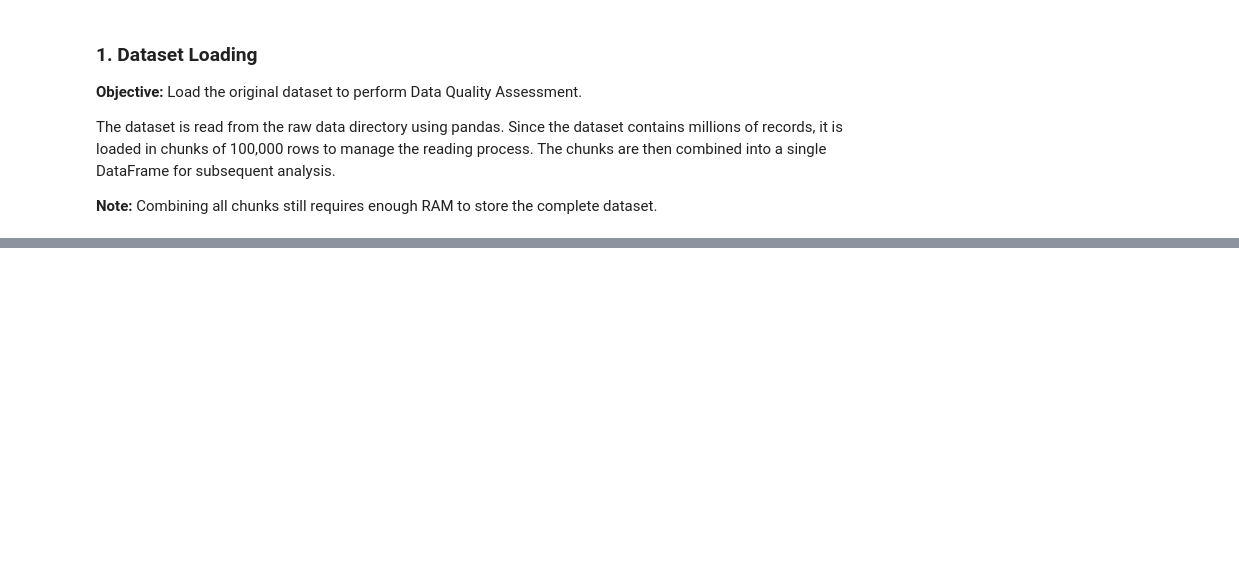
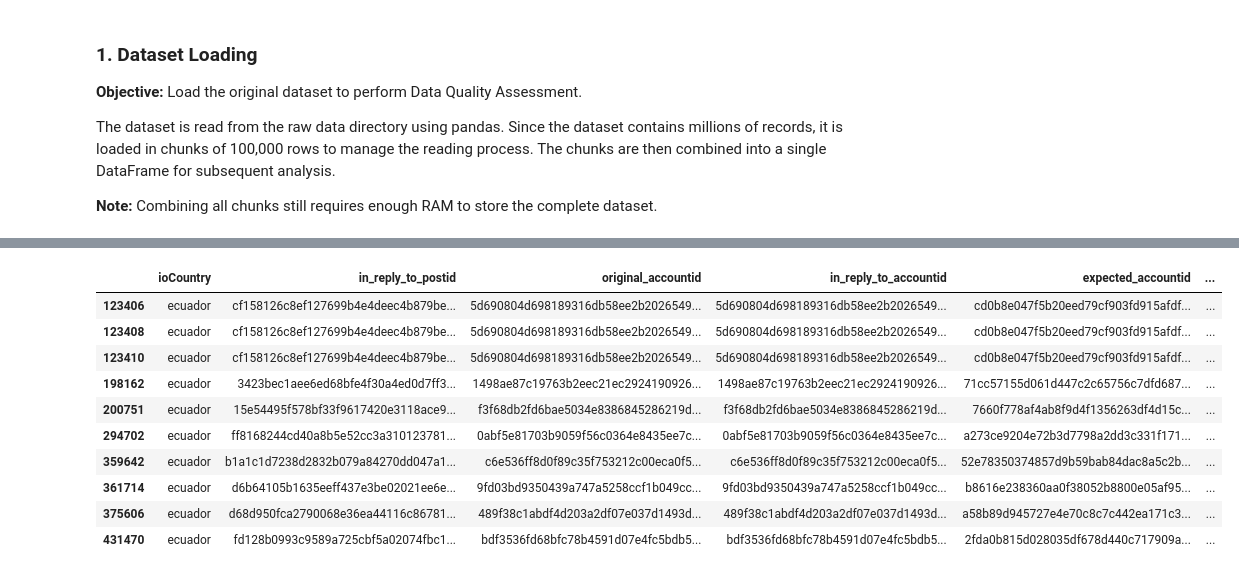
Before and after one commit to OsamaAawad/Data-Mining-Project-, a Jupyter notebook: notebooks/02-dataQualityAssessment.ipynb, the cells around one changed output, grey strips where cells are left out. Cells and saved outputs as stored; diff of their text form; code cells hidden in the pictures; blank space fills up the shorter version.

```diff
--- a/notebooks/02-dataQualityAssessment.ipynb
+++ b/notebooks/02-dataQualityAssessment.ipynb
@@ -1256,14 +11,0 @@ Now we will move to outliers detection
-# %%
-# Examine the distributions of numerical attributes
-numeric_cols = ["follower_count", "following_count"]
-
-for col in numeric_cols:
-    print(f"\n--- {col} ---")
-
-    display(
-        df_clean[col].describe(
-            percentiles=[0.25, 0.5, 0.75, 0.90, 0.99, 0.999]
-        )
-    )
-
-    print("Zero values:", (df_clean[col] == 0).sum())
@@ -2644,0 +2375,63 @@ File size (MB): 1428.97
+# %%
+
+# 4.6 Investigation of Reply Identifier Mismatches
+
+
+print("=== REPLY IDENTIFIER MISMATCH INVESTIGATION ===")
+
+# Reuse reply_rows and expected_accountid from Section 4.5
+validation = reply_rows.copy()
+
+# Retrieve original reply account IDs
+validation["original_accountid"] = df.loc[
+    validation.index,
+    "in_reply_to_accountid"
+]
+
+# Only references with a uniquely identifiable author
+verifiable = validation[
+    validation["expected_accountid"].notna()
+].copy()
+
+# Identify mismatches
+mismatches = verifiable[
+    verifiable["in_reply_to_accountid"] !=
+    verifiable["expected_accountid"]
+].copy()
+
+# Classify whether the original reply account ID was missing
+mismatches["originally_missing"] = (
+    mismatches["original_accountid"].isna()
+)
+
+# Display summary
+print(f"Verifiable references: {len(verifiable):,}")
+print(f"Total mismatches: {len(mismatches):,}")
+
+print(
+    "Mismatches already containing an account ID "
+    f"in original data: "
+    f"{(~mismatches['originally_missing']).sum():,}"
+)
+
+print(
+    "Mismatches originally missing an account ID: "
+    f"{mismatches['originally_missing'].sum():,}"
+)
+
+# Inspect examples
+display(
+    mismatches[
+        [
+            "ioCountry",
+            "in_reply_to_postid",
+            "original_accountid",
+            "in_reply_to_accountid",
+            "expected_accountid",
+            "originally_missing"
+        ]
+    ].head(10)
+)
+
+print("\nMismatch investigation completed.")
+# %% [output]
@@ -2644,0 +2443,11 @@ File size (MB): 1428.97
+|  | ioCountry | in_reply_to_postid | original_accountid | in_reply_to_accountid | expected_accountid | ... |
+| 123406 | ecuador | cf158126c8ef127699b4e4deec4b879be... | 5d690804d698189316db58ee2b2026549... | 5d690804d698189316db58ee2b2026549... | cd0b8e047f5b20eed79cf903fd915afdf... | ... |
+| 123408 | ecuador | cf158126c8ef127699b4e4deec4b879be... | 5d690804d698189316db58ee2b2026549... | 5d690804d698189316db58ee2b2026549... | cd0b8e047f5b20eed79cf903fd915afdf... | ... |
+| 123410 | ecuador | cf158126c8ef127699b4e4deec4b879be... | 5d690804d698189316db58ee2b2026549... | 5d690804d698189316db58ee2b2026549... | cd0b8e047f5b20eed79cf903fd915afdf... | ... |
+| 198162 | ecuador | 3423bec1aee6ed68bfe4f30a4ed0d7ff3... | 1498ae87c19763b2eec21ec2924190926... | 1498ae87c19763b2eec21ec2924190926... | 71cc57155d061d447c2c65756c7dfd687... | ... |
+| 200751 | ecuador | 15e54495f578bf33f9617420e3118ace9... | f3f68db2fd6bae5034e8386845286219d... | f3f68db2fd6bae5034e8386845286219d... | 7660f778af4ab8f9d4f1356263df4d15c... | ... |
+| 294702 | ecuador | ff8168244cd40a8b5e52cc3a310123781... | 0abf5e81703b9059f56c0364e8435ee7c... | 0abf5e81703b9059f56c0364e8435ee7c... | a273ce9204e72b3d7798a2dd3c331f171... | ... |
+| 359642 | ecuador | b1a1c1d7238d2832b079a84270dd047a1... | c6e536ff8d0f89c35f753212c00eca0f5... | c6e536ff8d0f89c35f753212c00eca0f5... | 52e78350374857d9b59bab84dac8a5c2b... | ... |
+| 361714 | ecuador | d6b64105b1635eeff437e3be02021ee6e... | 9fd03bd9350439a747a5258ccf1b049cc... | 9fd03bd9350439a747a5258ccf1b049cc... | b8616e238360aa0f38052b8800e05af95... | ... |
+| 375606 | ecuador | d68d950fca2790068e36ea44116c86781... | 489f38c1abdf4d203a2df07e037d1493d... | 489f38c1abdf4d203a2df07e037d1493d... | a58b89d945727e4e70c8c7c442ea171c3... | ... |
+| 431470 | ecuador | fd128b0993c9589a725cbf5a02074fbc1... | bdf3536fd68bfc78b4591d07e4fc5bdb5... | bdf3536fd68bfc78b4591d07e4fc5bdb5... | 2fda0b815d028035df678d440c717909a... | ... |
```
Also changed, not shown: parts of 177 cells of this notebook, 1 other file.
